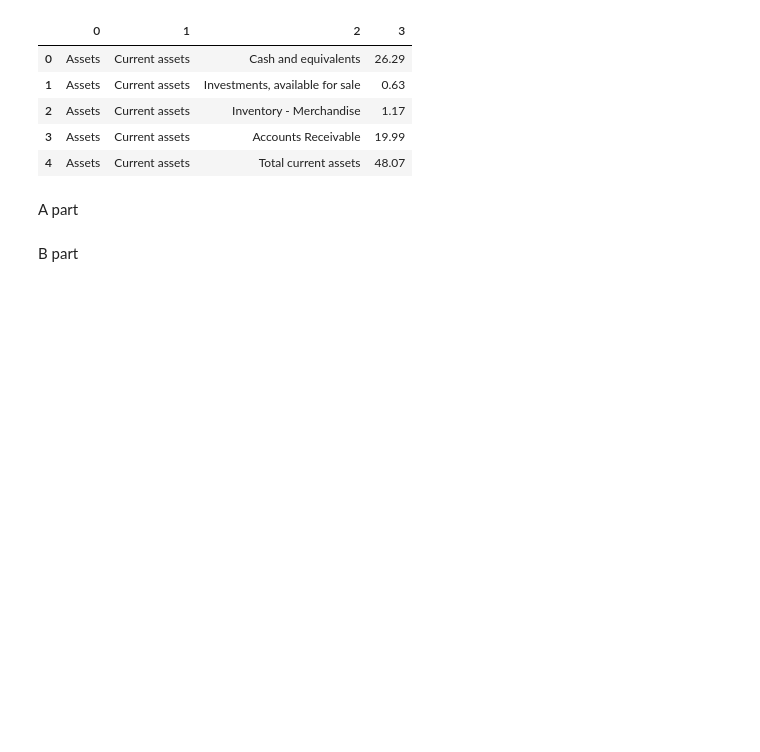
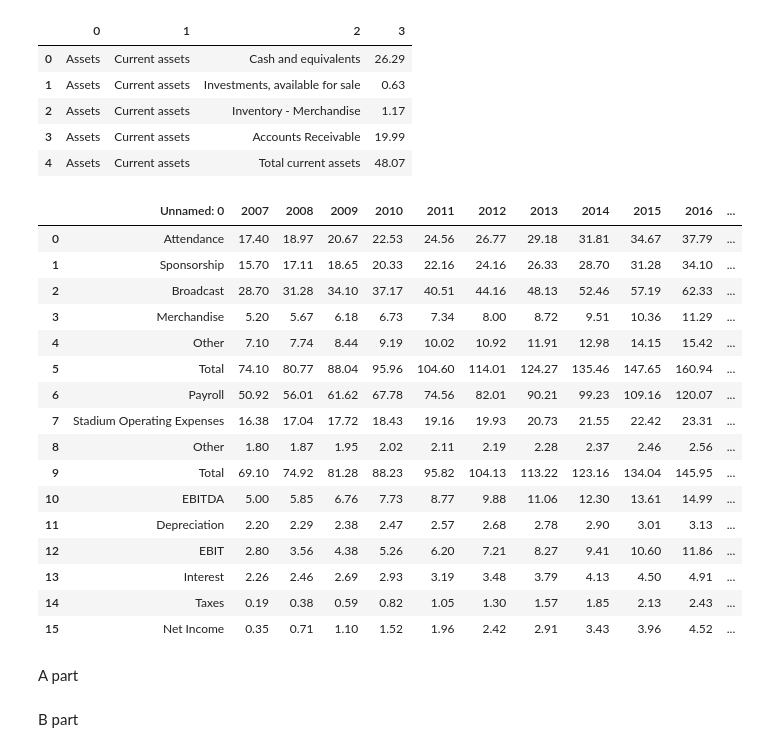
Before and after one commit to hhildaa/epfl-if-case1, a Jupyter notebook: case1.ipynb, the cells around one changed output. Drawn from its saved outputs; the diff is of its cells as text; code cells hidden in the pictures; blank space fills up the shorter version.

```diff
--- a/case1.ipynb
+++ b/case1.ipynb
@@ -47,7 +47,26 @@ balance_sheet.head()
 # %%
 # income statement
 
 income_statement = pd.read_csv("income_statement.csv")
+income_statement
+# %% [output]
+|  | Unnamed: 0 | 2007 | 2008 | 2009 | 2010 | 2011 | 2012 | 2013 | 2014 | 2015 | 2016 | ... |
+| 0 | Attendance | 17.40 | 18.97 | 20.67 | 22.53 | 24.56 | 26.77 | 29.18 | 31.81 | 34.67 | 37.79 | ... |
+| 1 | Sponsorship | 15.70 | 17.11 | 18.65 | 20.33 | 22.16 | 24.16 | 26.33 | 28.70 | 31.28 | 34.10 | ... |
+| 2 | Broadcast | 28.70 | 31.28 | 34.10 | 37.17 | 40.51 | 44.16 | 48.13 | 52.46 | 57.19 | 62.33 | ... |
+| 3 | Merchandise | 5.20 | 5.67 | 6.18 | 6.73 | 7.34 | 8.00 | 8.72 | 9.51 | 10.36 | 11.29 | ... |
+| 4 | Other | 7.10 | 7.74 | 8.44 | 9.19 | 10.02 | 10.92 | 11.91 | 12.98 | 14.15 | 15.42 | ... |
+| 5 | Total | 74.10 | 80.77 | 88.04 | 95.96 | 104.60 | 114.01 | 124.27 | 135.46 | 147.65 | 160.94 | ... |
+| 6 | Payroll | 50.92 | 56.01 | 61.62 | 67.78 | 74.56 | 82.01 | 90.21 | 99.23 | 109.16 | 120.07 | ... |
+| 7 | Stadium Operating Expenses | 16.38 | 17.04 | 17.72 | 18.43 | 19.16 | 19.93 | 20.73 | 21.55 | 22.42 | 23.31 | ... |
+| 8 | Other | 1.80 | 1.87 | 1.95 | 2.02 | 2.11 | 2.19 | 2.28 | 2.37 | 2.46 | 2.56 | ... |
+| 9 | Total | 69.10 | 74.92 | 81.28 | 88.23 | 95.82 | 104.13 | 113.22 | 123.16 | 134.04 | 145.95 | ... |
+| 10 | EBITDA | 5.00 | 5.85 | 6.76 | 7.73 | 8.77 | 9.88 | 11.06 | 12.30 | 13.61 | 14.99 | ... |
+| 11 | Depreciation | 2.20 | 2.29 | 2.38 | 2.47 | 2.57 | 2.68 | 2.78 | 2.90 | 3.01 | 3.13 | ... |
+| 12 | EBIT | 2.80 | 3.56 | 4.38 | 5.26 | 6.20 | 7.21 | 8.27 | 9.41 | 10.60 | 11.86 | ... |
+| 13 | Interest | 2.26 | 2.46 | 2.69 | 2.93 | 3.19 | 3.48 | 3.79 | 4.13 | 4.50 | 4.91 | ... |
+| 14 | Taxes | 0.19 | 0.38 | 0.59 | 0.82 | 1.05 | 1.30 | 1.57 | 1.85 | 2.13 | 2.43 | ... |
+| 15 | Net Income | 0.35 | 0.71 | 1.10 | 1.52 | 1.96 | 2.42 | 2.91 | 3.43 | 3.96 | 4.52 | ... |
 # %% [markdown]
 A part
 # %% [markdown]
```
Also changed, not shown: parts of 2 cells of this notebook.
